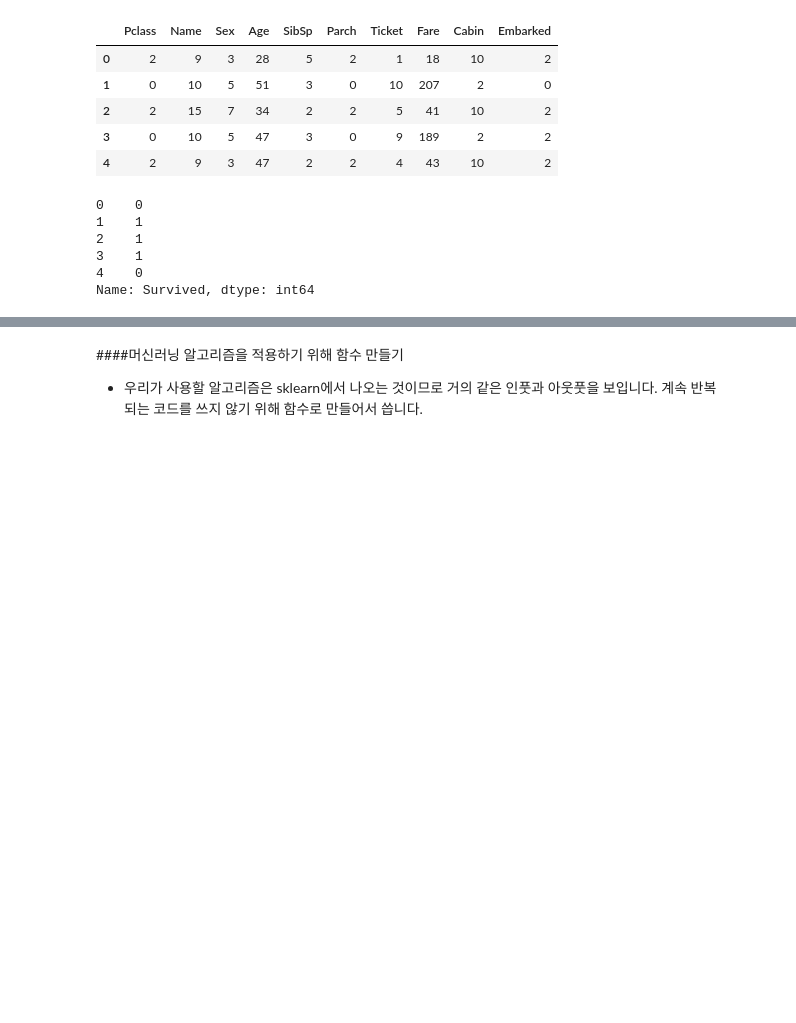
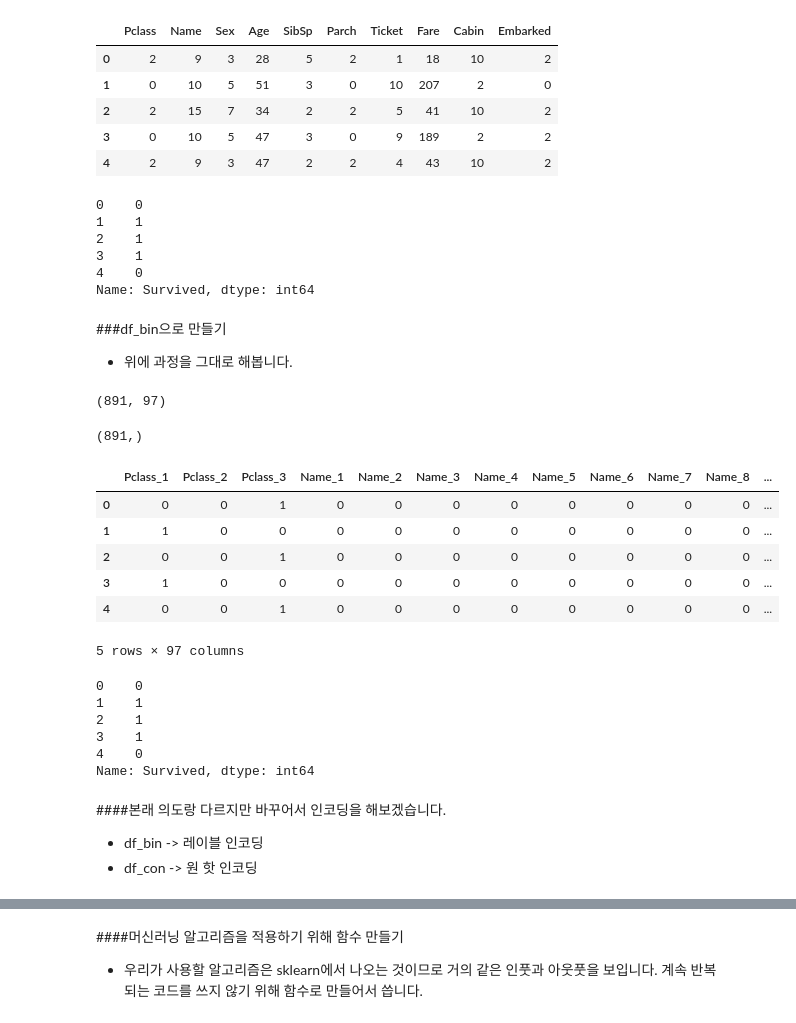
Before and after one commit to joshuajhchoi/ai2learn, a Jupyter notebook: Titanic_강의용_버전.ipynb, the cells around one changed output, grey strips where cells are left out. Saved outputs shown, nothing was run; the diff lists cells and outputs as text; code cells hidden in the pictures; blank space fills up the shorter version.

```diff
--- a/Titanic_강의용_버전.ipynb
+++ b/Titanic_강의용_버전.ipynb
@@ -2264,3 +2266,43 @@ y_train.head()
 3    1
 4    0
 Name: Survived, dtype: int64
+# %% [markdown]
+###df_bin으로 만들기
+
+* 위에 과정을 그대로 해봅니다.
+# %%
+two_df = df_bin_enc
+# %%
+x_train2 = two_df.drop('Survived', axis=1)   # 데이터 부분
+y_train2 = two_df.Survived     # 레이블 부분
+# %%
+x_train2.shape
+# %% [output]
+(891, 97)
+# %%
+y_train2.shape
+# %% [output]
+(891,)
+# %%
+x_train2.head()
+# %% [output]
+|  | Pclass_1 | Pclass_2 | Pclass_3 | Name_1 | Name_2 | Name_3 | Name_4 | Name_5 | Name_6 | Name_7 | Name_8 | ... |
+| 0 | 0 | 0 | 1 | 0 | 0 | 0 | 0 | 0 | 0 | 0 | 0 | ... |
+| 1 | 1 | 0 | 0 | 0 | 0 | 0 | 0 | 0 | 0 | 0 | 0 | ... |
+| 2 | 0 | 0 | 1 | 0 | 0 | 0 | 0 | 0 | 0 | 0 | 0 | ... |
+| 3 | 1 | 0 | 0 | 0 | 0 | 0 | 0 | 0 | 0 | 0 | 0 | ... |
+| 4 | 0 | 0 | 1 | 0 | 0 | 0 | 0 | 0 | 0 | 0 | 0 | ... |
+5 rows × 97 columns
+# %%
+y_train2.head()
+# %% [output]
+0    0
+1    1
+2    1
+3    1
+4    0
+Name: Survived, dtype: int64
+# %% [markdown]
+####본래 의도랑 다르지만 바꾸어서 인코딩을 해보겠습니다.
+* df_bin -> 레이블 인코딩
+* df_con -> 원 핫 인코딩
```
Also changed, not shown: parts of 80 cells of this notebook.
